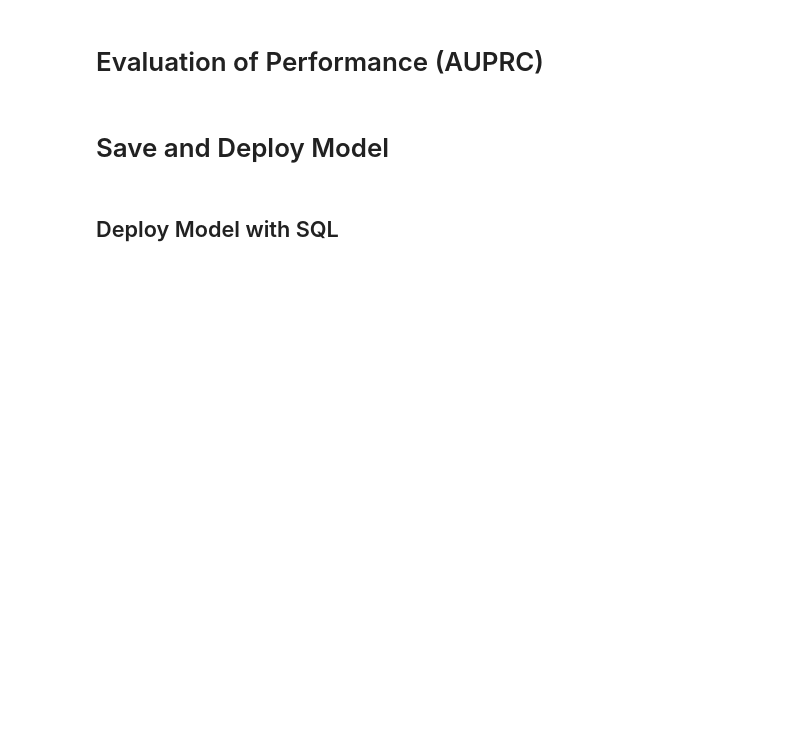
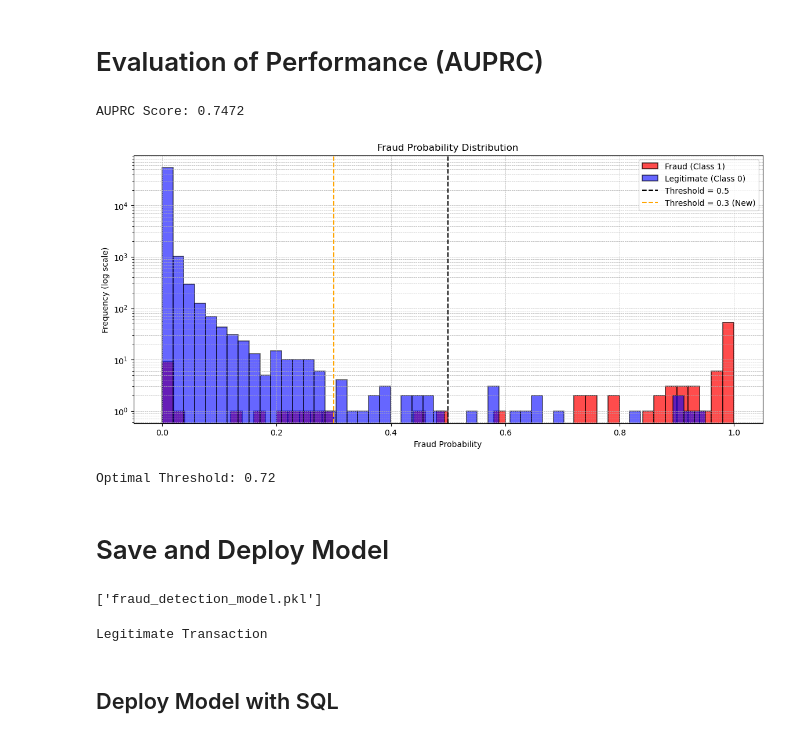
Before and after one commit to AquaBread/Credit-Card-Fraud-Detection-Analysis, a Jupyter notebook: analysisAndTrainingModel.ipynb, the cells around one changed output. Saved outputs shown, nothing was run; the diff lists cells and outputs as text; code cells hidden in the pictures; blank space fills up the shorter version.

```diff
--- a/analysisAndTrainingModel.ipynb
+++ b/analysisAndTrainingModel.ipynb
@@ -111,11 +117,11 @@ df['Amount'] = scaler.fit_transform(df[['Amount']])
 ## Split Data for Training
 # %%
 # Define features (excluding 'class') and target variable
-X = df.drop(columns=['Class'])
+X = df.drop(columns=['Class', 'id'])
 y = df['Class']
 
 # Train-Test Split
-X_train, X_test, y_train, y_test = train_test_split(X, y, test_size=0.2, stratify=y, random_state=42)
+X_train, X_test, y_train, y_test = train_test_split(X, y, test_size=0.2, random_state=42, stratify=y)
 # %% [markdown]
 ## Handling Class Imbalance (SMOTE)
 # %%
@@ -132,3 +138,15 @@ plt.show()
 # Train ML Model
 # %% [markdown]
 ## Logistic Regression
+# %%
+# Train model
+model = LogisticRegression()
+model.fit(X_train_smote, y_train_smote)
+
+# Predictions
+y_pred = model.predict(X_test)
+y_prob = model.predict_proba(X_test)[:, 1]
+
+# Evaluate Model
+print(classification_report(y_test, y_pred))
+print("AUC-ROC Score:", roc_auc_score(y_test, y_prob))
@@ -137,6 +189,68 @@ plt.show()
 # %% [markdown]
 # Evaluation of Performance (AUPRC)
+# %%
+precision, recall, _ = precision_recall_curve(y_test, y_prob)
+pr_auc = auc(recall, precision)
+
+print(f"AUPRC Score: {pr_auc:.4f}")
+# %% [output]
+AUPRC Score: 0.7472
+# %%
+import matplotlib.pyplot as plt
+import numpy as np
+
+# Get fraud probabilities on test set
+fraud_probs = model.predict_proba(X_test)[:, 1]
+
+# Plot histogram with better visibility for fraud cases
+plt.figure(figsize=(14, 6))  # Larger figure size
+plt.hist(fraud_probs[y_test == 1], bins=50, alpha=0.7, label="Fraud (Class 1)", color='red', edgecolor='black', linewidth=1.2)
+plt.hist(fraud_probs[y_test == 0], bins=50, alpha=0.6, label="Legitimate (Class 0)", color='blue', edgecolor='black', linewidth=1.2)
+
+# Apply log scale to Y-axis for better fraud visibility
+plt.yscale('log')
+
+# Vertical lines for probability thresholds
+plt.axvline(x=0.5, color='black', linestyle='dashed', label="Threshold = 0.5")
+plt.axvline(x=0.3, color='orange', linestyle='dashed', label="Threshold = 0.3 (New)")
+
+# Labels and title
+plt.xlabel("Fraud Probability")
+plt.ylabel("Frequency (log scale)")
+plt.title("Fraud Probability Distribution")
+plt.legend()
+plt.grid(True, which='both', linestyle='--', linewidth=0.5)  # Add grid for better readability
+plt.show()
+# %% [output]
+[figure, added]
+# %%
+from sklearn.metrics import precision_recall_curve
+
+precision, recall, thresholds = precision_recall_curve(y_test, y_prob_rf)
+
+# Find the threshold with best F1 score
+f1_scores = 2 * (precision * recall) / (precision + recall + 1e-10)
+best_threshold = thresholds[np.argmax(f1_scores)]
+
+print(f"Optimal Threshold: {best_threshold:.2f}")
+# %% [output]
+Optimal Threshold: 0.72
 # %% [markdown]
 # Save and Deploy Model
+# %%
+# Save model
+joblib.dump(rf_model, "fraud_detection_model.pkl")
+# %% [output]
+['fraud_detection_model.pkl']
+# %%
+# Load model
+model = joblib.load("fraud_detection_model.pkl")
+
+# Predict on new data
+sample = X_test.iloc[0].values.reshape(1, -1)
+prediction = model.predict(sample)
+print("Fraudulent Transaction" if prediction == 1 else "Legitimate Transaction")
+# %% [output]
+Legitimate Transaction
 # %% [markdown]
 ## Deploy Model with SQL
```
Also changed, not shown: parts of 9 cells of this notebook, 1 other file.
